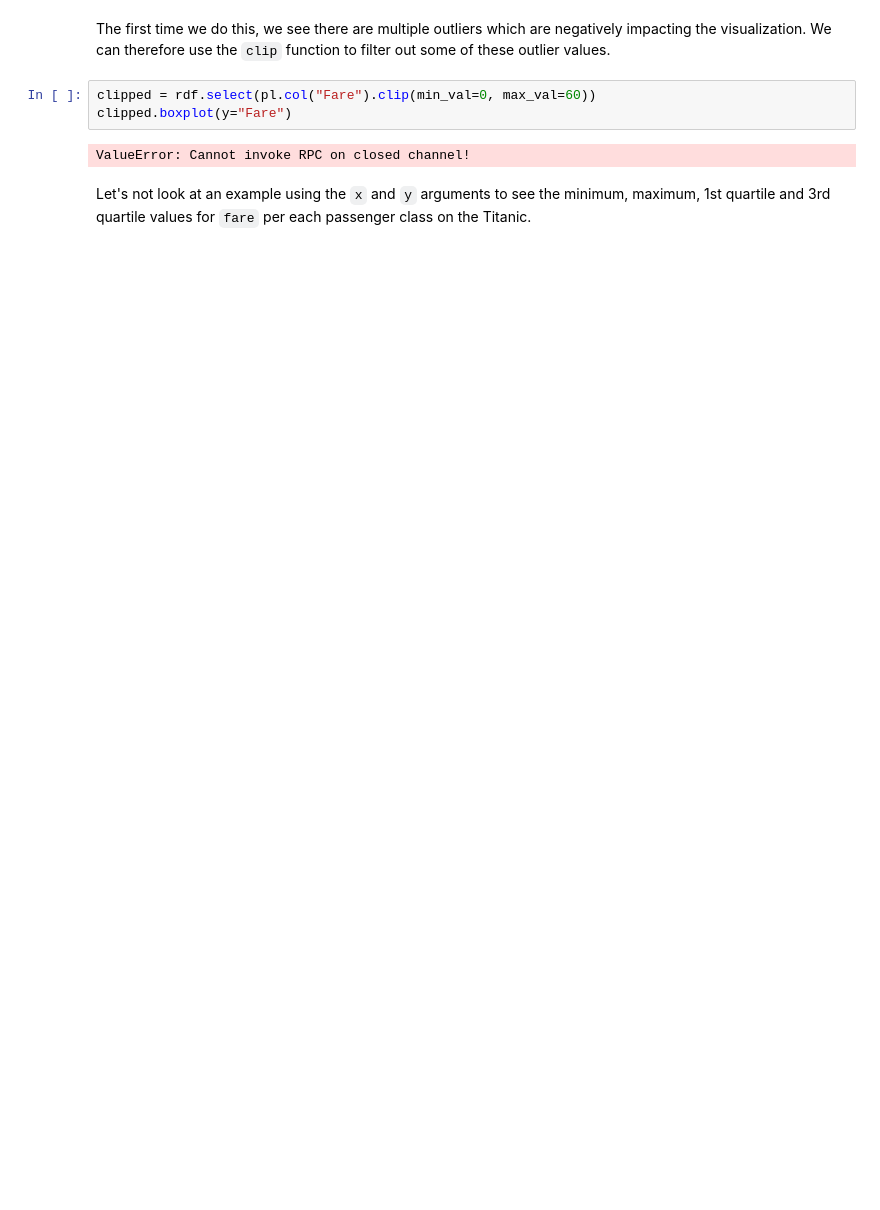
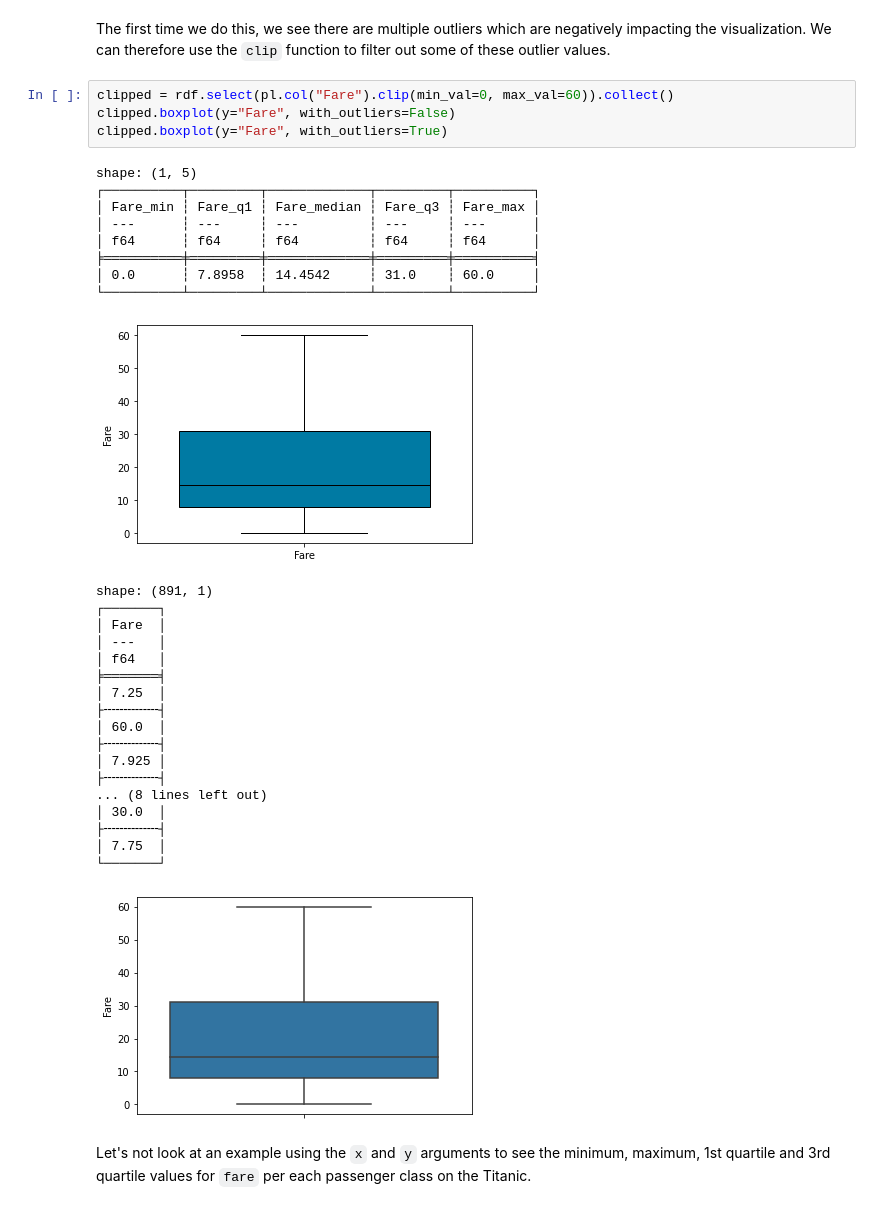
Before and after one commit to mithril-security/bastionlab, a Jupyter notebook: docs/docs/tutorials/visualization.ipynb, the cells around one changed output. Cells and saved outputs as stored; diff of their text form; blank space fills up the shorter version.

```diff
--- a/docs/docs/tutorials/visualization.ipynb
+++ b/docs/docs/tutorials/visualization.ipynb
@@ -185,10 +201,37 @@ connection.close()
 # %% [markdown]
 The first time we do this, we see there are multiple outliers which are negatively impacting the visualization. We can therefore use the `clip` function to filter out some of these outlier values.
 # %%
-clipped = rdf.select(pl.col("Fare").clip(min_val=0, max_val=60))
-clipped.boxplot(y="Fare")
+clipped = rdf.select(pl.col("Fare").clip(min_val=0, max_val=60)).collect()
+clipped.boxplot(y="Fare", with_outliers=False)
+clipped.boxplot(y="Fare", with_outliers=True)
 # %% [output]
-ValueError: Cannot invoke RPC on closed channel!
+shape: (1, 5)
+┌──────────┬─────────┬─────────────┬─────────┬──────────┐
+│ Fare_min ┆ Fare_q1 ┆ Fare_median ┆ Fare_q3 ┆ Fare_max │
+│ ---      ┆ ---     ┆ ---         ┆ ---     ┆ ---      │
+│ f64      ┆ f64     ┆ f64         ┆ f64     ┆ f64      │
+╞══════════╪═════════╪═════════════╪═════════╪══════════╡
+│ 0.0      ┆ 7.8958  ┆ 14.4542     ┆ 31.0    ┆ 60.0     │
+└──────────┴─────────┴─────────────┴─────────┴──────────┘
+[figure, added]
+shape: (891, 1)
+┌───────┐
+│ Fare  │
+│ ---   │
+│ f64   │
+╞═══════╡
+│ 7.25  │
+├╌╌╌╌╌╌╌┤
+│ 60.0  │
+├╌╌╌╌╌╌╌┤
+│ 7.925 │
+├╌╌╌╌╌╌╌┤
+... (8 lines left out)
+│ 30.0  │
+├╌╌╌╌╌╌╌┤
+│ 7.75  │
+└───────┘
+[figure, added]
 # %% [markdown]
 Let's not look at an example using the `x` and `y` arguments to see the minimum, maximum, 1st quartile and 3rd quartile values for `fare` per each passenger class on the Titanic.
 # %%
```
Also changed, not shown: parts of 5 cells of this notebook, 2 other files.
